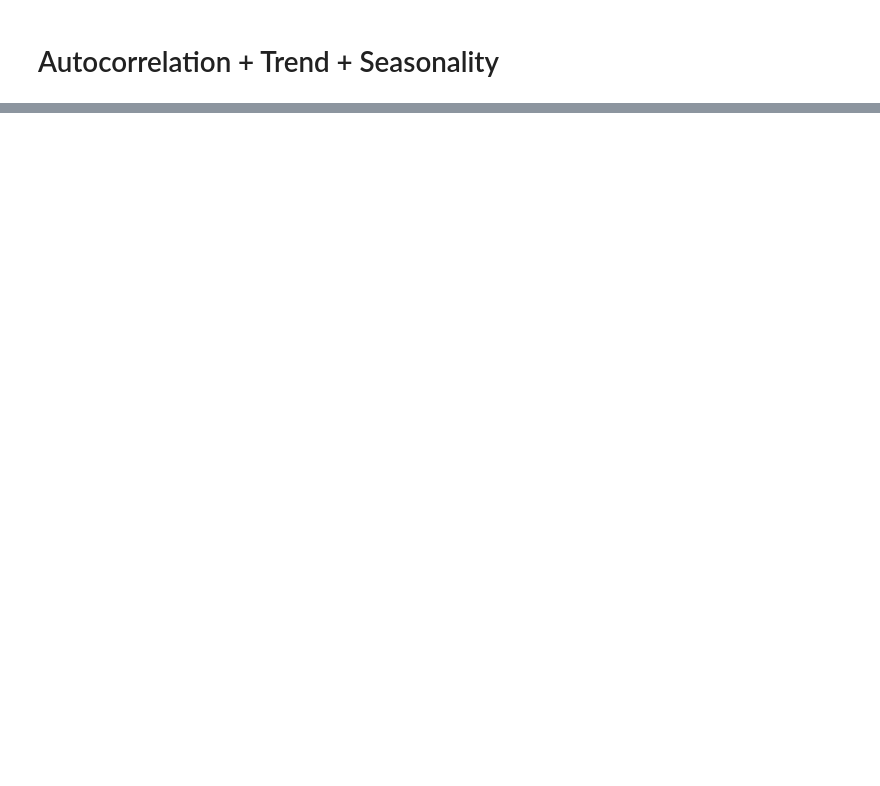
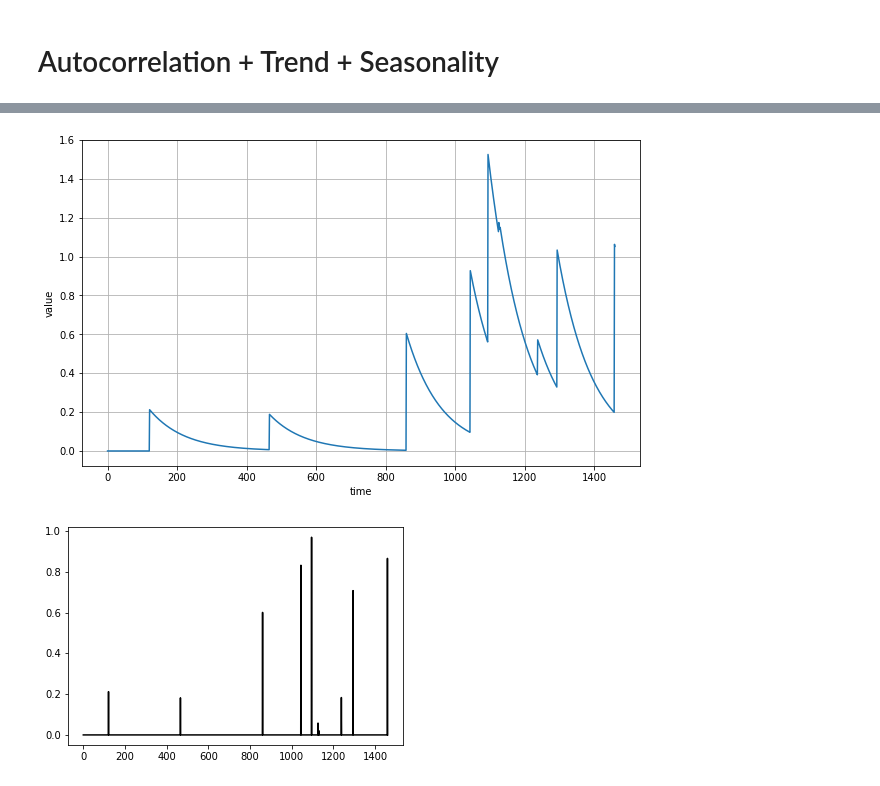
Before and after one commit to gak92/DeepLearningAI-Tensorflow-Developer, a Jupyter notebook: 4_Time_Series/01_Time_Series_Basics.ipynb, the cells around one changed output, grey strips where cells are left out. Cells and saved outputs as stored; diff of their text form; code cells hidden in the pictures; blank space fills up the shorter version.

```diff
--- a/4_Time_Series/01_Time_Series_Basics.ipynb
+++ b/4_Time_Series/01_Time_Series_Basics.ipynb
@@ -139,0 +159,20 @@ plot_time_series(time[:300], series[:300])
+# %%
+def autocorrelation(source, φs):
+    ar = source.copy()
+    max_lag = len(φs)
+    for step, value in enumerate(source):
+        for lag, φ in φs.items():
+            if step - lag > 0:
+              ar[step] += φ * ar[step - lag]
+    return ar
+# %%
+signal = impulses(time, 10, seed=42)
+series = autocorrelation(signal, {1: 0.99})
+
+plot_time_series(time, series)
+
+plt.plot(time, signal, "k-")
+plt.show()
+# %% [output]
+[figure, added]
+[figure, added]
```
Also changed, not shown: parts of 18 cells of this notebook.
